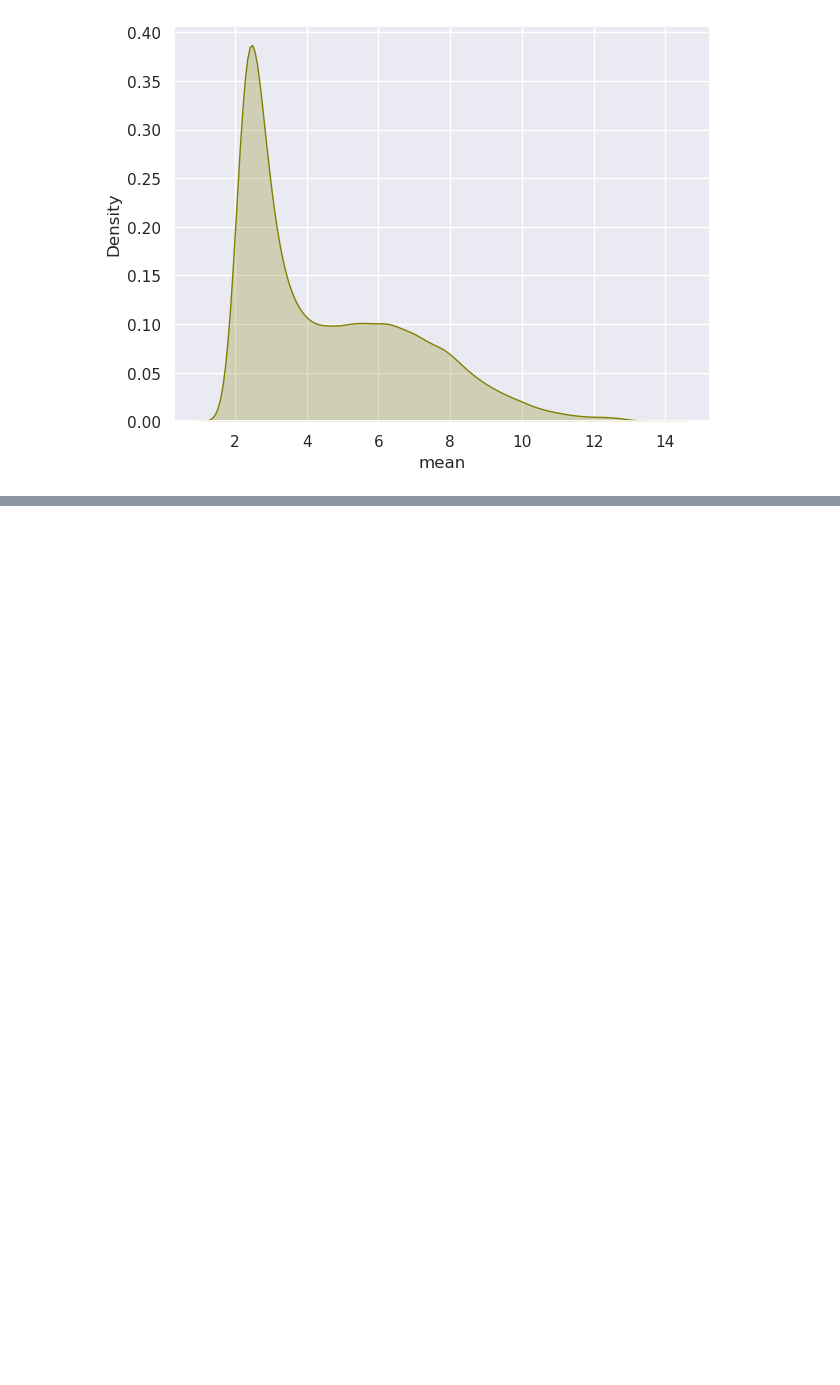
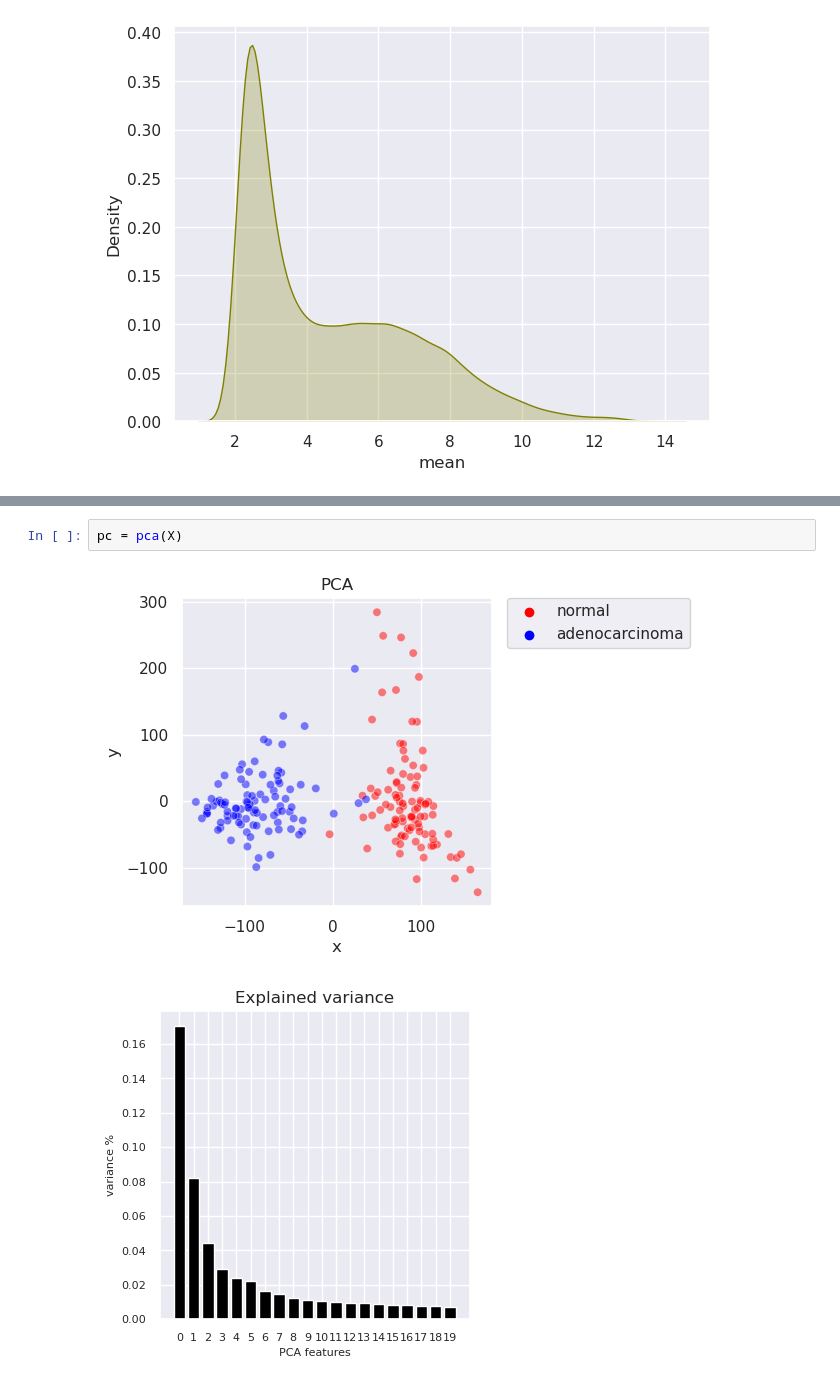
Before and after one commit to anoekkooijmans/Data-science-3-portfolio, a Jupyter notebook: Week_02.ipynb, the cells around one changed output, grey strips where cells are left out. Cells and saved outputs as stored; diff of their text form; blank space fills up the shorter version.

```diff
--- a/Week_02.ipynb
+++ b/Week_02.ipynb
@@ -140,0 +221,5 @@ plt.show()
+# %%
+pc = pca(X)
+# %% [output]
+[figure, added]
+[figure, added]
```
Also changed, not shown: parts of 45 cells of this notebook, 4 other files.
